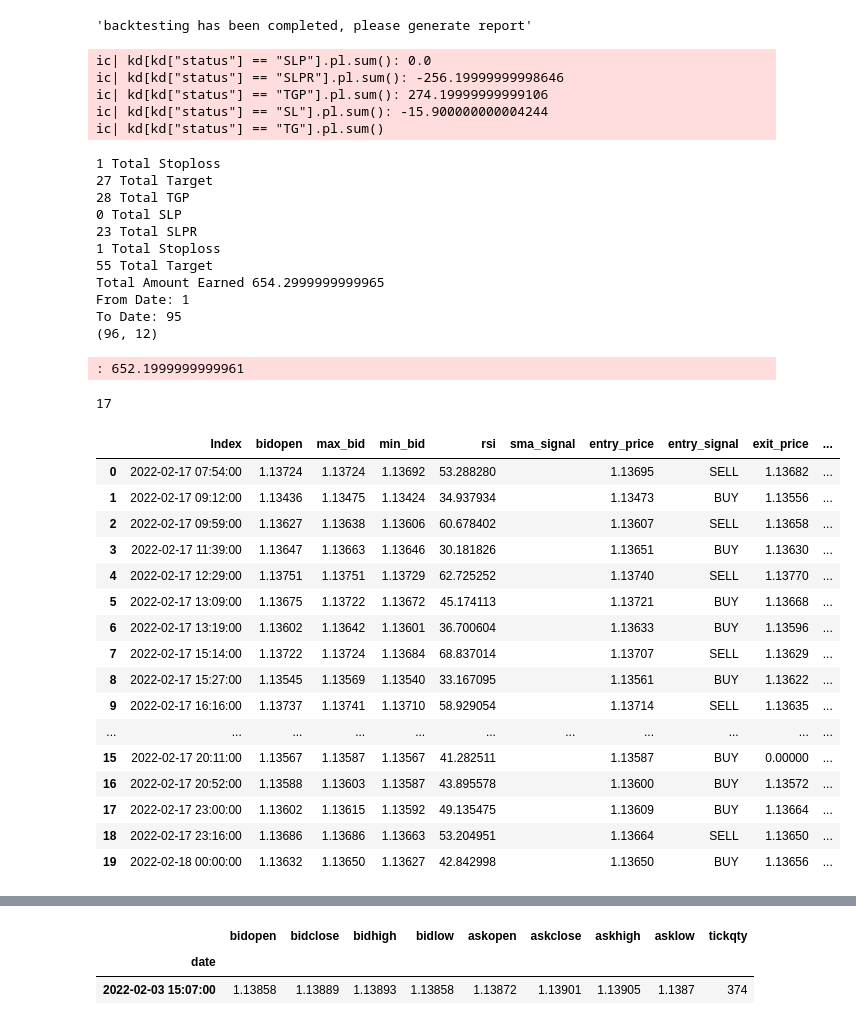
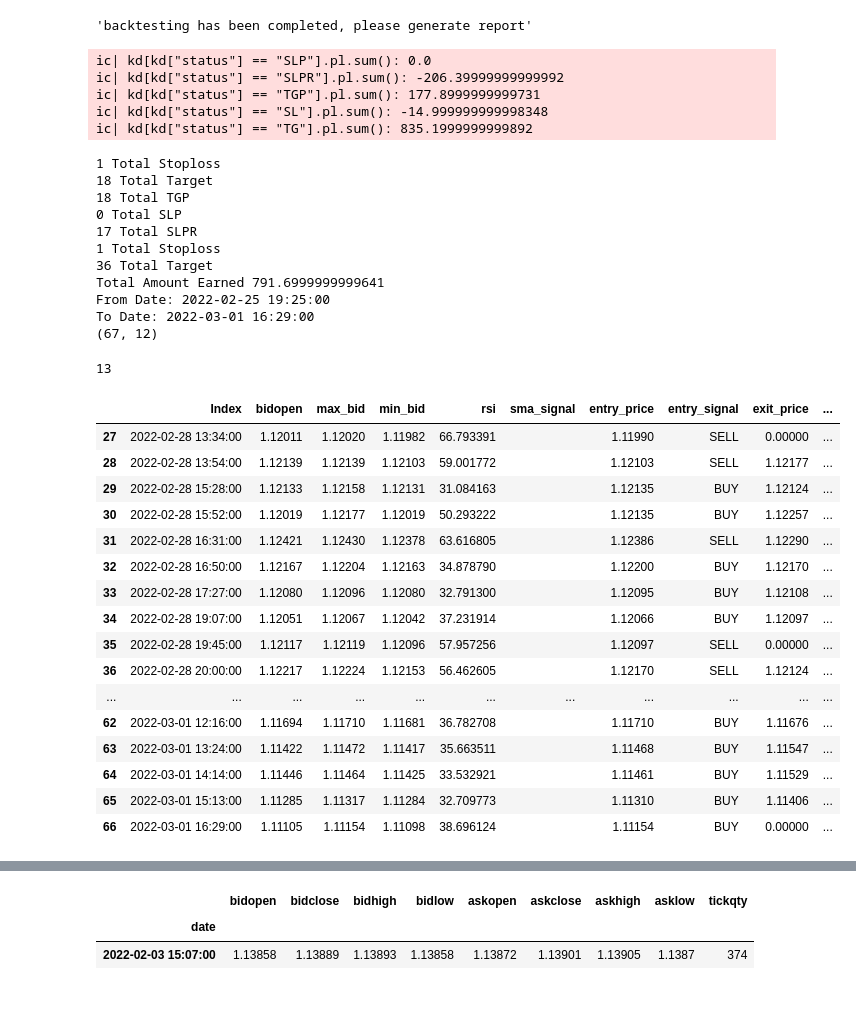
Before and after one commit to sonupal129/affinity, a Jupyter notebook: algo_test.ipynb, the cells around one changed output, grey strips where cells are left out. Cells and saved outputs as stored; diff of their text form; code cells hidden in the pictures.

Commit message:
strategy modification

```diff
--- a/algo_test.ipynb
+++ b/algo_test.ipynb
@@ -71,11 +72,11 @@ def arraySortedOrNot(arr):
 from icecream import ic
 from datetime import datetime
 
-# d1 = pd.read_csv("dec1.csv")
-# d2 = pd.read_csv("dec2.csv")
-# d3 = pd.read_csv("dec3.csv")
-d3 = pd.read_csv("second_jan.csv")
-frames = [d3]
+d1 = pd.read_csv("nov1.csv")
+d2 = pd.read_csv("nov2.csv")
+d3 = pd.read_csv("nov3.csv")
+# d3 = pd.read_csv("second_jan.csv")
+frames = [d1,d2,d3]
 data = pd.concat(frames)
 data.index = data.date.values
 
@@ -851,7 +852,7 @@ class SMAStrategy2Exit(BaseStrategy):
 #         ], axis=1)
 # dd
 # %%
-test_data = data.copy()[400:]
+test_data = data.copy()[2500:]
 import backtest
 import strategy
 importlib.reload(strategy)
@@ -881,8 +882,8 @@ print(len(list(filter(lambda k : k == "SLPR", kd.status))) , "Total SLPR")
 print(len(list(filter(lambda k : k in ["SL", "SLP"], kd.status))) , "Total Stoploss")
 print(len(list(filter(lambda k : k in ["TG","TGP"], kd.status))) , "Total Target")
 print(f"Total Amount Earned {kd.pl.sum()}")
-print(f"From Date: {kd.iloc[1].name}")
-print(f"To Date: {kd.iloc[-1].name}")
+print(f"From Date: {kd.iloc[1].Index}")
+print(f"To Date: {kd.iloc[-1].Index}")
 kd = kd.drop(["askopen","askclose", "askhigh", "bidclose","bidhigh", "bidclose", "bidlow", "asklow",
         "rsi_signal","large_sma","small_sma","tickqty","pip"], axis=1)
 print(kd.shape)
@@ -894,41 +895,43 @@ ic(kd[kd["status"] == "TG"].pl.sum())
 len(kd[kd["status"] == 0].pl)
 # %% [output]
 ic| kd[kd["status"] == "SLP"].pl.sum(): 0.0
-ic| kd[kd["status"] == "SLPR"].pl.sum(): -256.19999999998646
-ic| kd[kd["status"] == "TGP"].pl.sum(): 274.19999999999106
-ic| kd[kd["status"] == "SL"].pl.sum(): -15.900000000004244
-ic| kd[kd["status"] == "TG"].pl.sum()
+ic| kd[kd["status"] == "SLPR"].pl.sum(): -206.39999999999992
+ic| kd[kd["status"] == "TGP"].pl.sum(): 177.8999999999731
+ic| kd[kd["status"] == "SL"].pl.sum(): -14.999999999998348
+ic| kd[kd["status"] == "TG"].pl.sum(): 835.1999999999892
 1 Total Stoploss
-27 Total Target
-28 Total TGP
+18 Total Target
+18 Total TGP
 0 Total SLP
-23 Total SLPR
+17 Total SLPR
 1 Total Stoploss
-55 Total Target
-Total Amount Earned 654.2999999999965
-From Date: 1
-To Date: 95
-(96, 12)
+36 Total Target
+Total Amount Earned 791.6999999999641
+From Date: 2022-02-25 19:25:00
+To Date: 2022-03-01 16:29:00
+(67, 12)
-: 652.1999999999961
+13
-17
 # %%
-kd.to_csv("modified_strategy4.csv")
-kd.head(20)
+# Dec 2528
+# Feb 3642
+# Nov 2807
+# Oct 2674
+kd.tail(40)
 # %% [output]
 |  | Index | bidopen | max_bid | min_bid | rsi | sma_signal | entry_price | entry_signal | exit_price | ... |
-| 0 | 2022-02-17 07:54:00 | 1.13724 | 1.13724 | 1.13692 | 53.288280 |  | 1.13695 | SELL | 1.13682 | ... |
-| 1 | 2022-02-17 09:12:00 | 1.13436 | 1.13475 | 1.13424 | 34.937934 |  | 1.13473 | BUY | 1.13556 | ... |
-| 2 | 2022-02-17 09:59:00 | 1.13627 | 1.13638 | 1.13606 | 60.678402 |  | 1.13607 | SELL | 1.13658 | ... |
-| 3 | 2022-02-17 11:39:00 | 1.13647 | 1.13663 | 1.13646 | 30.181826 |  | 1.13651 | BUY | 1.13630 | ... |
-| 4 | 2022-02-17 12:29:00 | 1.13751 | 1.13751 | 1.13729 | 62.725252 |  | 1.13740 | SELL | 1.13770 | ... |
-| 5 | 2022-02-17 13:09:00 | 1.13675 | 1.13722 | 1.13672 | 45.174113 |  | 1.13721 | BUY | 1.13668 | ... |
-| 6 | 2022-02-17 13:19:00 | 1.13602 | 1.13642 | 1.13601 | 36.700604 |  | 1.13633 | BUY | 1.13596 | ... |
-| 7 | 2022-02-17 15:14:00 | 1.13722 | 1.13724 | 1.13684 | 68.837014 |  | 1.13707 | SELL | 1.13629 | ... |
-| 8 | 2022-02-17 15:27:00 | 1.13545 | 1.13569 | 1.13540 | 33.167095 |  | 1.13561 | BUY | 1.13622 | ... |
-| 9 | 2022-02-17 16:16:00 | 1.13737 | 1.13741 | 1.13710 | 58.929054 |  | 1.13714 | SELL | 1.13635 | ... |
+| 27 | 2022-02-28 13:34:00 | 1.12011 | 1.12020 | 1.11982 | 66.793391 |  | 1.11990 | SELL | 0.00000 | ... |
+| 28 | 2022-02-28 13:54:00 | 1.12139 | 1.12139 | 1.12103 | 59.001772 |  | 1.12103 | SELL | 1.12177 | ... |
+| 29 | 2022-02-28 15:28:00 | 1.12133 | 1.12158 | 1.12131 | 31.084163 |  | 1.12135 | BUY | 1.12124 | ... |
+| 30 | 2022-02-28 15:52:00 | 1.12019 | 1.12177 | 1.12019 | 50.293222 |  | 1.12135 | BUY | 1.12257 | ... |
+| 31 | 2022-02-28 16:31:00 | 1.12421 | 1.12430 | 1.12378 | 63.616805 |  | 1.12386 | SELL | 1.12290 | ... |
+| 32 | 2022-02-28 16:50:00 | 1.12167 | 1.12204 | 1.12163 | 34.878790 |  | 1.12200 | BUY | 1.12170 | ... |
+| 33 | 2022-02-28 17:27:00 | 1.12080 | 1.12096 | 1.12080 | 32.791300 |  | 1.12095 | BUY | 1.12108 | ... |
+| 34 | 2022-02-28 19:07:00 | 1.12051 | 1.12067 | 1.12042 | 37.231914 |  | 1.12066 | BUY | 1.12097 | ... |
+| 35 | 2022-02-28 19:45:00 | 1.12117 | 1.12119 | 1.12096 | 57.957256 |  | 1.12097 | SELL | 0.00000 | ... |
+| 36 | 2022-02-28 20:00:00 | 1.12217 | 1.12224 | 1.12153 | 56.462605 |  | 1.12170 | SELL | 1.12124 | ... |
 | ... | ... | ... | ... | ... | ... | ... | ... | ... | ... | ... |
-| 15 | 2022-02-17 20:11:00 | 1.13567 | 1.13587 | 1.13567 | 41.282511 |  | 1.13587 | BUY | 0.00000 | ... |
-| 16 | 2022-02-17 20:52:00 | 1.13588 | 1.13603 | 1.13587 | 43.895578 |  | 1.13600 | BUY | 1.13572 | ... |
-| 17 | 2022-02-17 23:00:00 | 1.13602 | 1.13615 | 1.13592 | 49.135475 |  | 1.13609 | BUY | 1.13664 | ... |
-| 18 | 2022-02-17 23:16:00 | 1.13686 | 1.13686 | 1.13663 | 53.204951 |  | 1.13664 | SELL | 1.13650 | ... |
-| 19 | 2022-02-18 00:00:00 | 1.13632 | 1.13650 | 1.13627 | 42.842998 |  | 1.13650 | BUY | 1.13656 | ... |
+| 62 | 2022-03-01 12:16:00 | 1.11694 | 1.11710 | 1.11681 | 36.782708 |  | 1.11710 | BUY | 1.11676 | ... |
+| 63 | 2022-03-01 13:24:00 | 1.11422 | 1.11472 | 1.11417 | 35.663511 |  | 1.11468 | BUY | 1.11547 | ... |
+| 64 | 2022-03-01 14:14:00 | 1.11446 | 1.11464 | 1.11425 | 33.532921 |  | 1.11461 | BUY | 1.11529 | ... |
+| 65 | 2022-03-01 15:13:00 | 1.11285 | 1.11317 | 1.11284 | 32.709773 |  | 1.11310 | BUY | 1.11406 | ... |
+| 66 | 2022-03-01 16:29:00 | 1.11105 | 1.11154 | 1.11098 | 38.696124 |  | 1.11154 | BUY | 0.00000 | ... |
```
Also changed, not shown: parts of 5 cells of this notebook, 1 other file.
